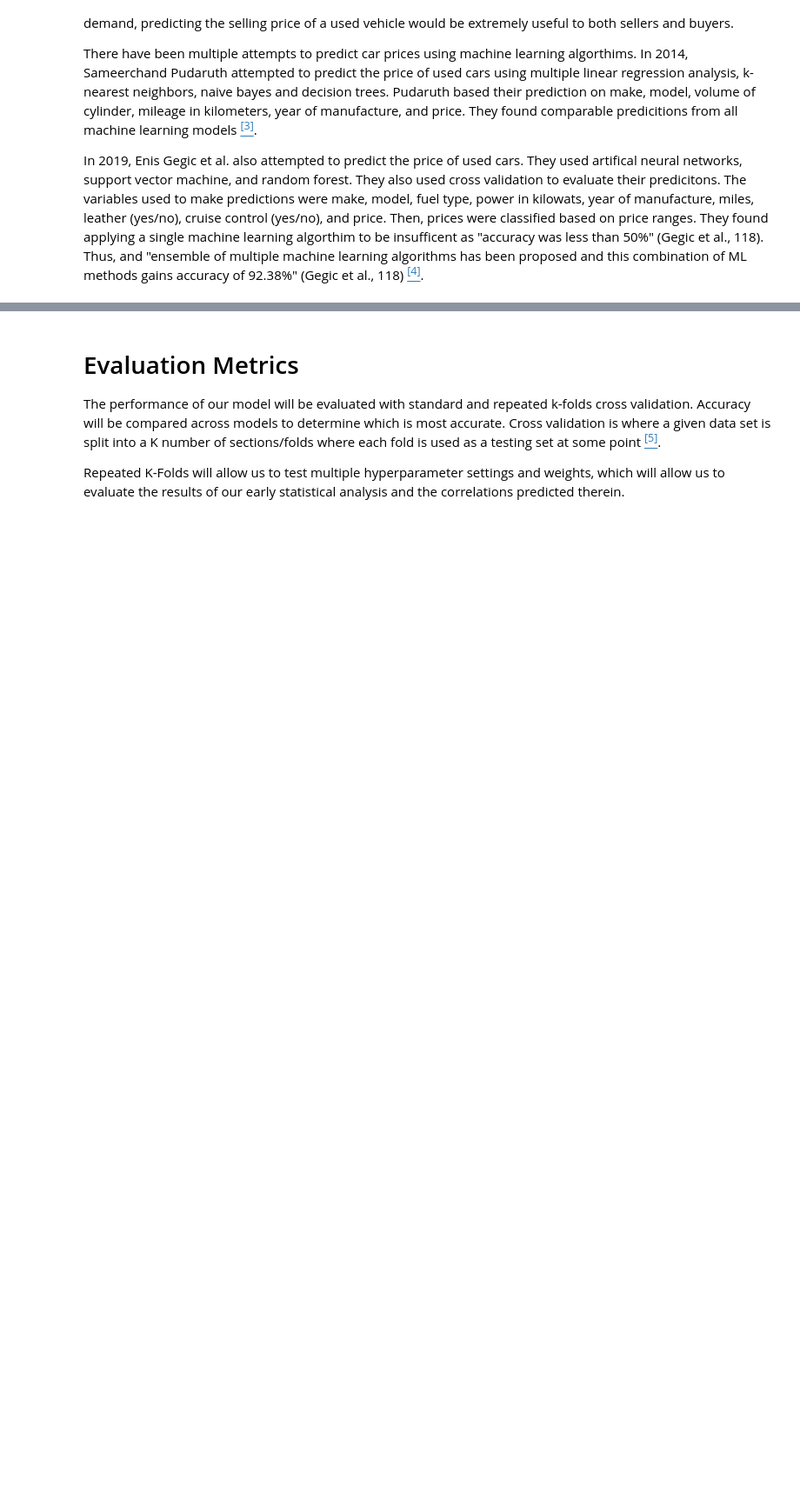
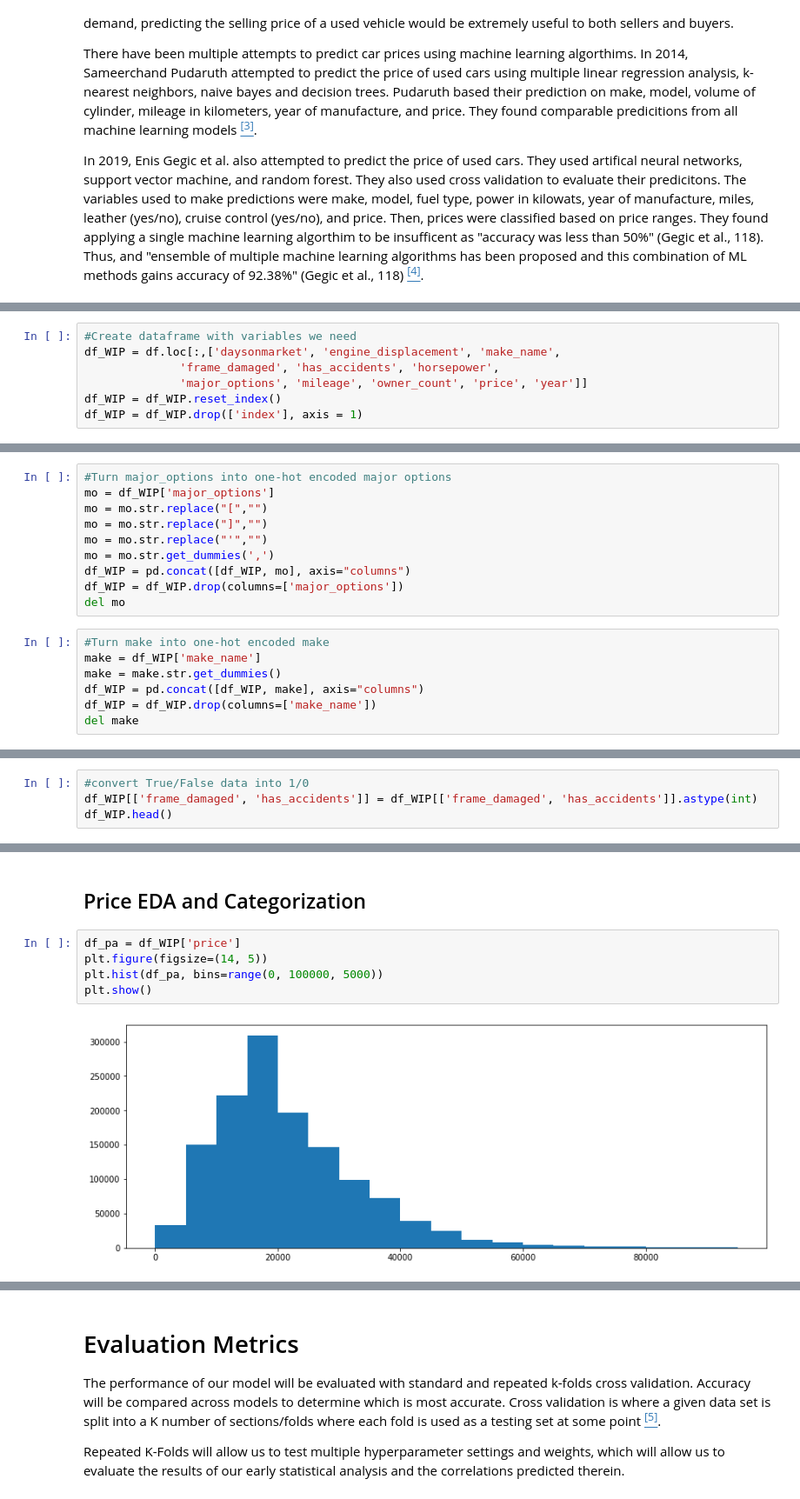
Before and after one commit to COGS118A/Group056-Sp22, a Jupyter notebook: FinalProject_group056.ipynb, the cells around one changed output, grey strips where cells are left out. Shown: that part at 87% size. Cells and saved outputs as stored; diff of their text form; blank space fills up the shorter version.

```diff
--- a/FinalProject_group056.ipynb
+++ b/FinalProject_group056.ipynb
@@ -70,0 +114,7 @@ We have categorized:
+# %%
+#Create dataframe with variables we need
+df_WIP = df.loc[:,['daysonmarket', 'engine_displacement', 'make_name',
+              'frame_damaged', 'has_accidents', 'horsepower',
+              'major_options', 'mileage', 'owner_count', 'price', 'year']]
+df_WIP = df_WIP.reset_index()
+df_WIP = df_WIP.drop(['index'], axis = 1)
@@ -70,0 +123,17 @@ We have categorized:
+# %%
+#Turn major_options into one-hot encoded major options
+mo = df_WIP['major_options']
+mo = mo.str.replace("[","")
+mo = mo.str.replace("]","")
+mo = mo.str.replace("'","")
+mo = mo.str.get_dummies(',')
+df_WIP = pd.concat([df_WIP, mo], axis="columns")
+df_WIP = df_WIP.drop(columns=['major_options'])
+del mo
+# %%
+#Turn make into one-hot encoded make
+make = df_WIP['make_name']
+make = make.str.get_dummies()
+df_WIP = pd.concat([df_WIP, make], axis="columns")
+df_WIP = df_WIP.drop(columns=['make_name'])
+del make
@@ -70,0 +142,4 @@ We have categorized:
+# %%
+#convert True/False data into 1/0
+df_WIP[['frame_damaged', 'has_accidents']] = df_WIP[['frame_damaged', 'has_accidents']].astype(int)
+df_WIP.head()
@@ -70,0 +154,9 @@ We have categorized:
+# %% [markdown]
+## Price EDA and Categorization
+# %%
+df_pa = df_WIP['price']
+plt.figure(figsize=(14, 5))
+plt.hist(df_pa, bins=range(0, 100000, 5000))
+plt.show()
+# %% [output]
+[figure, added]
```
Also changed, not shown: parts of 43 cells of this notebook.
